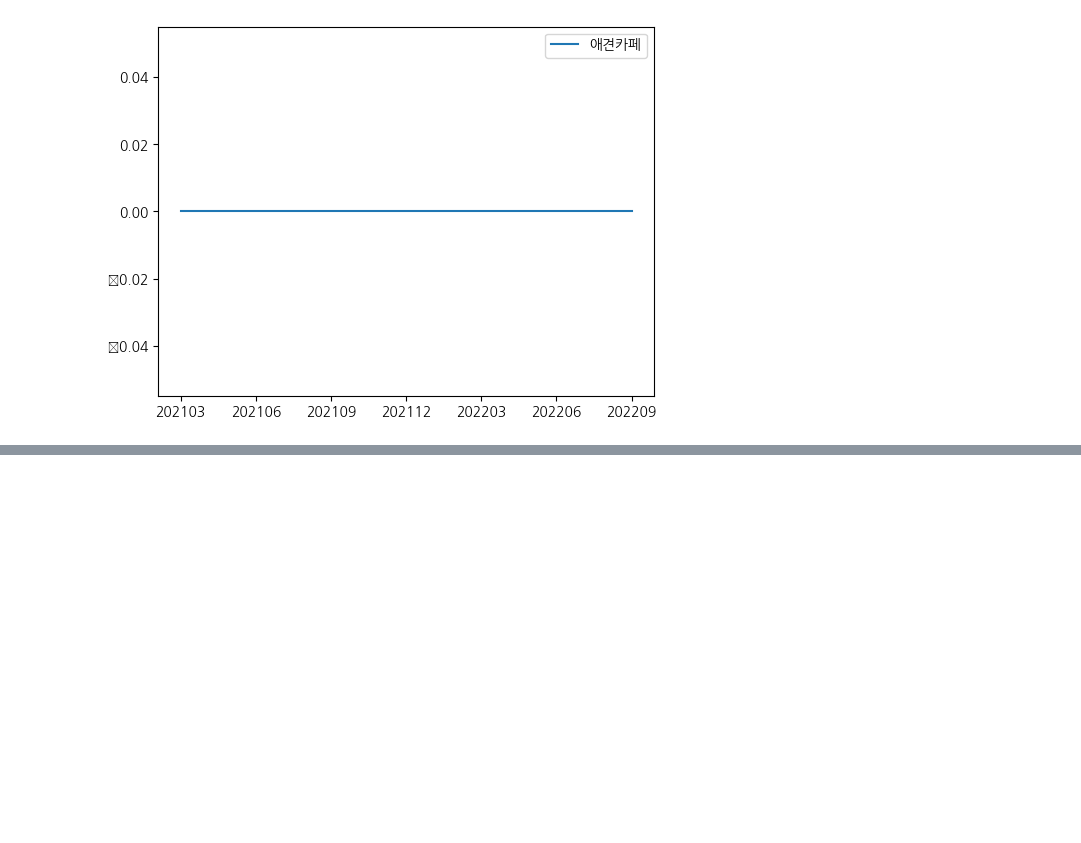
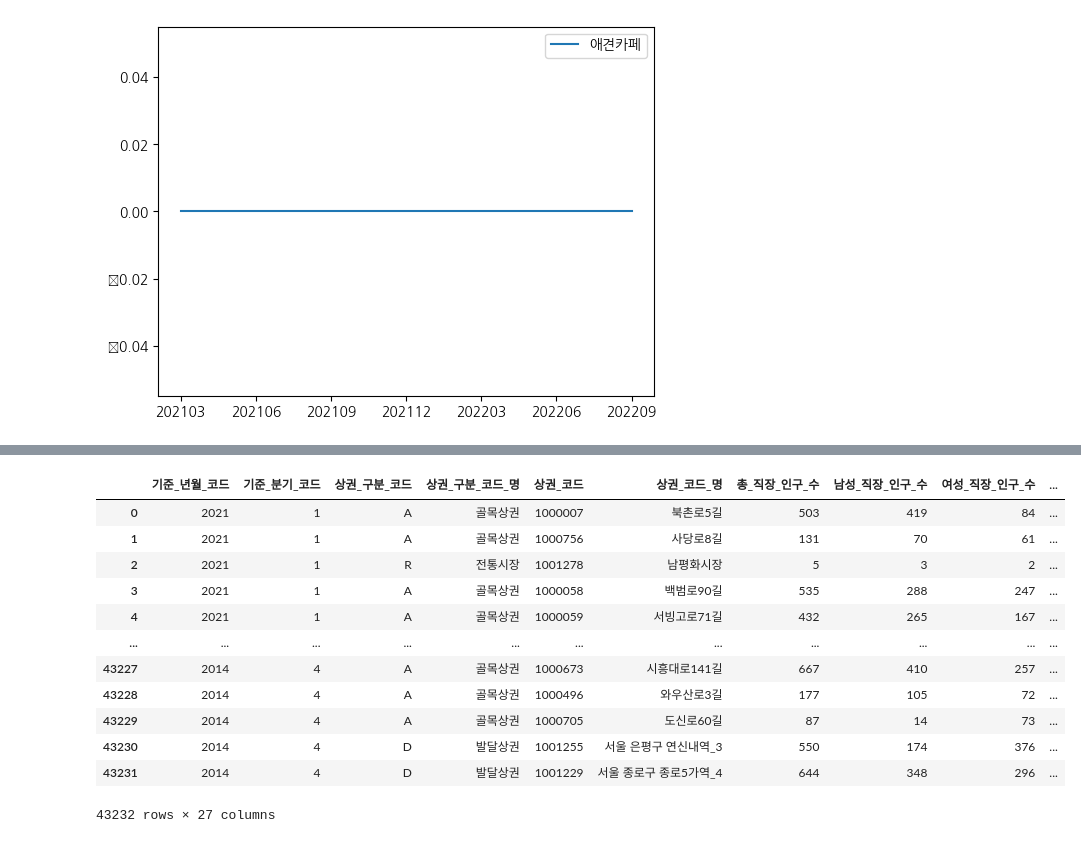
Before and after one commit to seuyon0101/aiffel_datathon, a Jupyter notebook: 소상공인데이터 상권 데이터 EDA.ipynb, the cells around one changed output, grey strips where cells are left out. Saved outputs shown, nothing was run; the diff lists cells and outputs as text; code cells hidden in the pictures; blank space fills up the shorter version.

```diff
--- a/소상공인데이터 상권 데이터 EDA.ipynb
+++ b/소상공인데이터 상권 데이터 EDA.ipynb
@@ -664,0 +705,2 @@ set(dfs['도로명'].str[-1])
+# %%
+pd.options.display.max_columns = 1000
@@ -664,0 +719,2 @@ set(dfs['도로명'].str[-1])
+# %%
+dfwork = pd.read_csv('/Users/seungyonglee/Desktop/Life3/aiffel/project/data/data_buz/직장인구_2204.csv', encoding ='cp949')
@@ -664,0 +813,16 @@ set(dfs['도로명'].str[-1])
+# %%
+dfwork
+# %% [output]
+|  | 기준_년월_코드 | 기준_분기_코드 | 상권_구분_코드 | 상권_구분_코드_명 | 상권_코드 | 상권_코드_명 | 총_직장_인구_수 | 남성_직장_인구_수 | 여성_직장_인구_수 | ... |
+| 0 | 2021 | 1 | A | 골목상권 | 1000007 | 북촌로5길 | 503 | 419 | 84 | ... |
+| 1 | 2021 | 1 | A | 골목상권 | 1000756 | 사당로8길 | 131 | 70 | 61 | ... |
+| 2 | 2021 | 1 | R | 전통시장 | 1001278 | 남평화시장 | 5 | 3 | 2 | ... |
+| 3 | 2021 | 1 | A | 골목상권 | 1000058 | 백범로90길 | 535 | 288 | 247 | ... |
+| 4 | 2021 | 1 | A | 골목상권 | 1000059 | 서빙고로71길 | 432 | 265 | 167 | ... |
+| ... | ... | ... | ... | ... | ... | ... | ... | ... | ... | ... |
+| 43227 | 2014 | 4 | A | 골목상권 | 1000673 | 시흥대로141길 | 667 | 410 | 257 | ... |
+| 43228 | 2014 | 4 | A | 골목상권 | 1000496 | 와우산로3길 | 177 | 105 | 72 | ... |
+| 43229 | 2014 | 4 | A | 골목상권 | 1000705 | 도신로60길 | 87 | 14 | 73 | ... |
+| 43230 | 2014 | 4 | D | 발달상권 | 1001255 | 서울 은평구 연신내역_3 | 550 | 174 | 376 | ... |
+| 43231 | 2014 | 4 | D | 발달상권 | 1001229 | 서울 종로구 종로5가역_4 | 644 | 348 | 296 | ... |
+43232 rows × 27 columns
```
Also changed, not shown: parts of 97 cells of this notebook, 8 other files.
